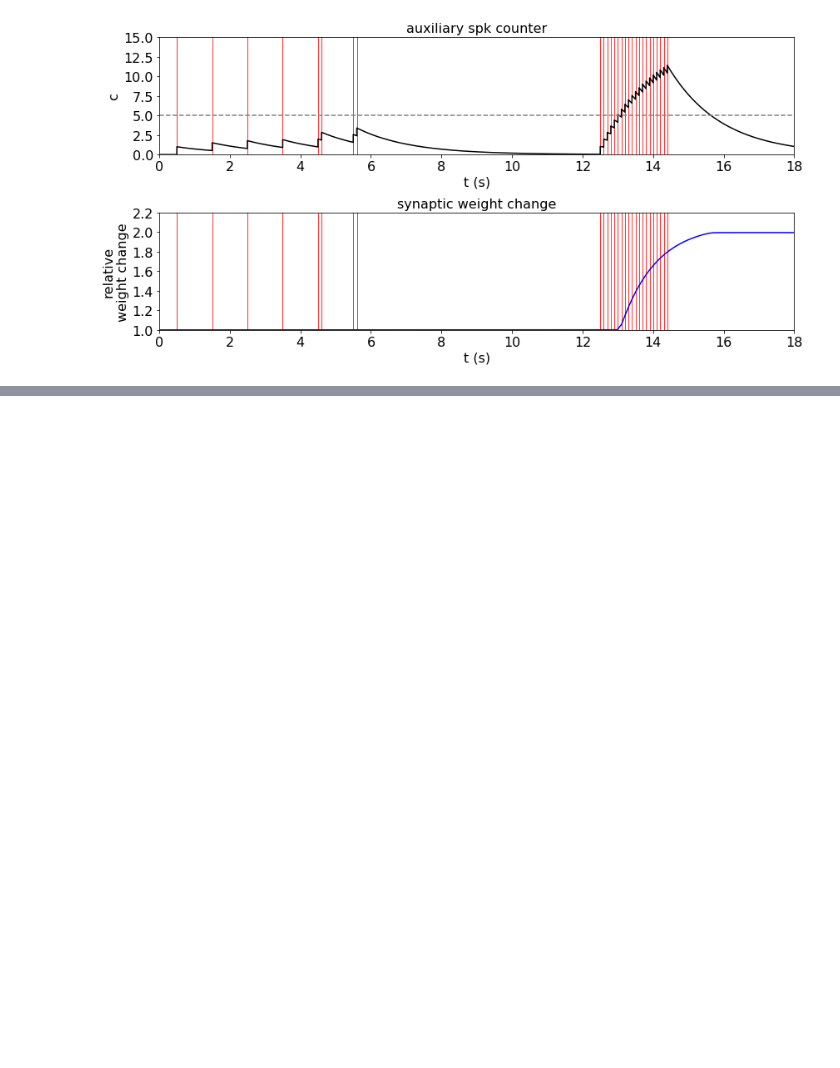
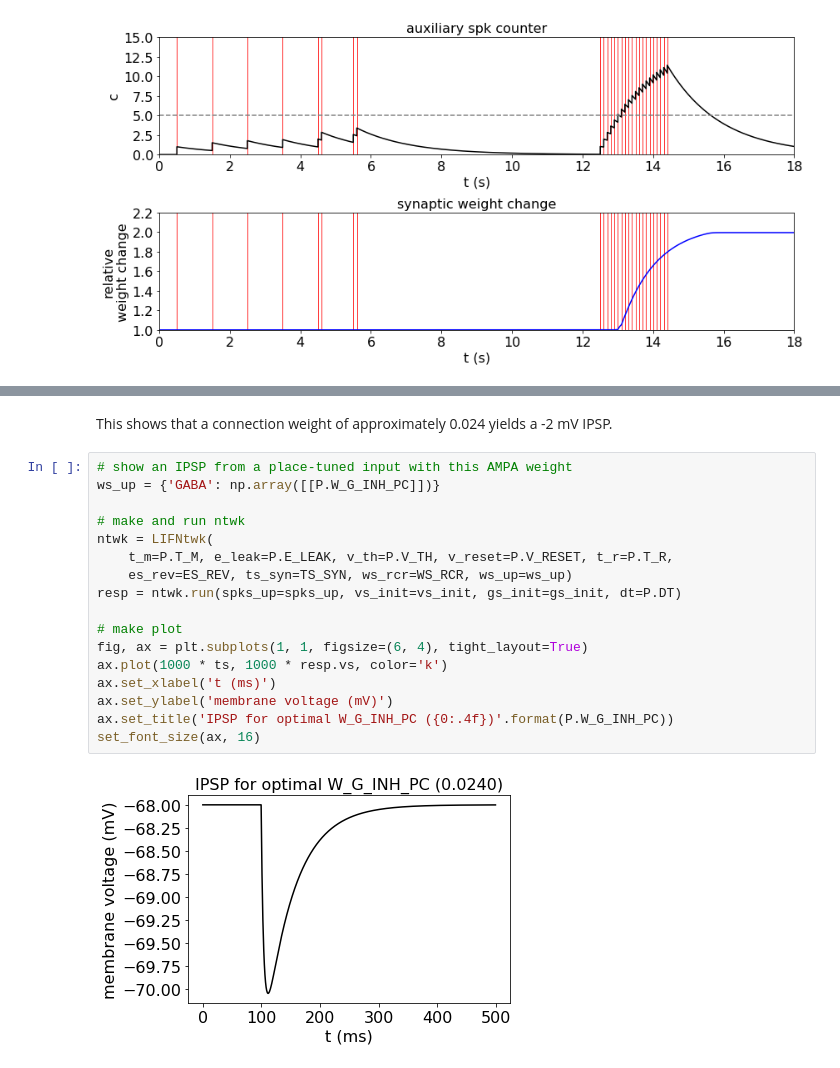
Before and after one commit to rkp8000/network_replay, a Jupyter notebook: parameters_aux.ipynb, the cells around one changed output, grey strips where cells are left out. Cells and saved outputs as stored; diff of their text form; blank space fills up the shorter version.

```diff
--- a/parameters_aux.ipynb
+++ b/parameters_aux.ipynb
@@ -482,0 +555,21 @@ for ax in axs:
+# %% [markdown]
+This shows that a connection weight of approximately 0.024 yields a -2 mV IPSP.
+# %%
+# show an IPSP from a place-tuned input with this AMPA weight
+ws_up = {'GABA': np.array([[P.W_G_INH_PC]])}
+
+# make and run ntwk
+ntwk = LIFNtwk(
+    t_m=P.T_M, e_leak=P.E_LEAK, v_th=P.V_TH, v_reset=P.V_RESET, t_r=P.T_R,
+    es_rev=ES_REV, ts_syn=TS_SYN, ws_rcr=WS_RCR, ws_up=ws_up)
+resp = ntwk.run(spks_up=spks_up, vs_init=vs_init, gs_init=gs_init, dt=P.DT)
+
+# make plot
+fig, ax = plt.subplots(1, 1, figsize=(6, 4), tight_layout=True)
+ax.plot(1000 * ts, 1000 * resp.vs, color='k')
+ax.set_xlabel('t (ms)')
+ax.set_ylabel('membrane voltage (mV)')
+ax.set_title('IPSP for optimal W_G_INH_PC ({0:.4f})'.format(P.W_G_INH_PC))
+set_font_size(ax, 16)
+# %% [output]
+[figure, added]
```
Also changed, not shown: parts of 2 cells of this notebook, 2 other files.
